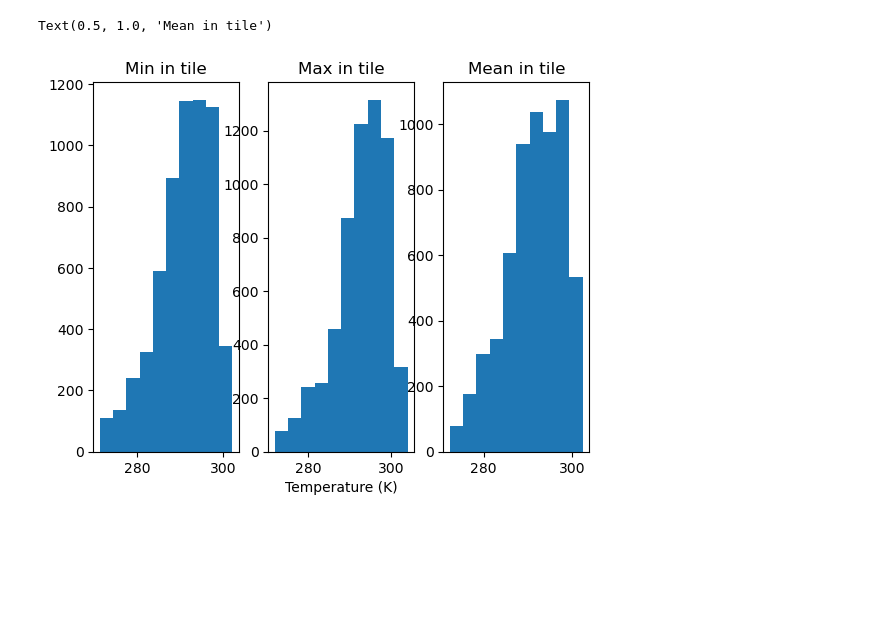
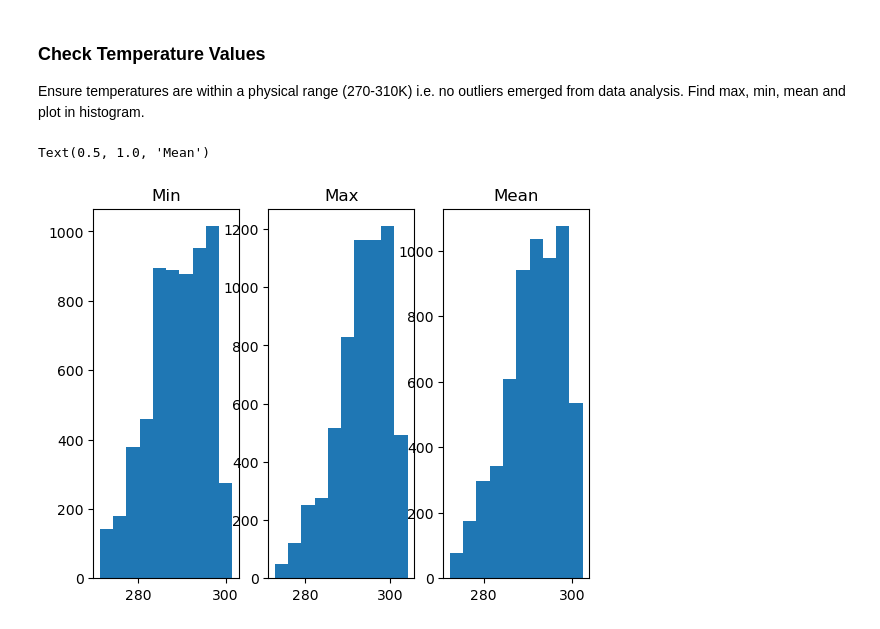
Before and after one commit to MEH04/sst_super_res, a Jupyter notebook: data_analysis.ipynb, the cells around one changed output. Saved outputs shown, nothing was run; the diff lists cells and outputs as text; code cells hidden in the pictures; blank space fills up the shorter version.

Commit message:
data analysis
- wrote data_analysis.ipynb in terms of xarray
- added further data analysis such as gradient correlation coefficient

```diff
--- a/data_analysis.ipynb
+++ b/data_analysis.ipynb
@@ -8,6 +8,6 @@ import os
 # %%
 data_path = r"C:\Users\matth\Desktop\data"
 os.chdir(data_path)
-data = xr.open_dataset('l3_blended_l4_extracts_gR_201701.nc')
-data
+dataset = xr.open_dataset('l3_blended_l4_extracts_gR_201701.nc')
+dataset
 # %% [output]
@@ -28,23 +34,24 @@ plt.imshow(df[1,0]) # plot first tile in gr dataset
+# %%
+N_data = len(dataset.gRsst)
+N_pixels = len(dataset.gRsst.x)
+
+gRsst = dataset.gRsst
+sstL4 = dataset.sstL4
+# %% [markdown]
+### Check Temperature Values
+Ensure temperatures are within a physical range (270-310K) i.e. no outliers emerged from data analysis. Find max, min, mean and plot in histogram.
 # %%
 ## check temperature values are normal
-min = 1E10
-max = 0
-min_array = np.zeros(N_data)
-max_array = np.zeros(N_data)
-mean_array = np.zeros(N_data)
-for i in range(N_data):
-    mean_array[i] = np.mean(df[1,i])
-    for j in range(N_pixels):
-        min_array[i] = np.min(df[1,i,j])
-        max_array[i] = np.max(df[1,i,j])
+mean_array = gRsst.mean(dim={'x','y'})
+min_array = gRsst.min(dim={'x','y'})
+max_array = gRsst.max(dim={'x','y'})
 fig, ax = plt.subplots(1,3)
 ax[0].hist(min_array)
-ax[0].set_title('Min in tile')
+ax[0].set_title('Min')
 ax[1].hist(max_array)
-ax[1].set_title('Max in tile')
-ax[1].set_xlabel('Temperature (K)')
+ax[1].set_title('Max')
 ax[2].hist(mean_array)
-ax[2].set_title('Mean in tile')
+ax[2].set_title('Mean')
 # %% [output]
-Text(0.5, 1.0, 'Mean in tile')
+Text(0.5, 1.0, 'Mean')
-[figure, old version]
+[figure, new version]
```
Also changed, not shown: parts of 11 cells of this notebook, 3 other files.
